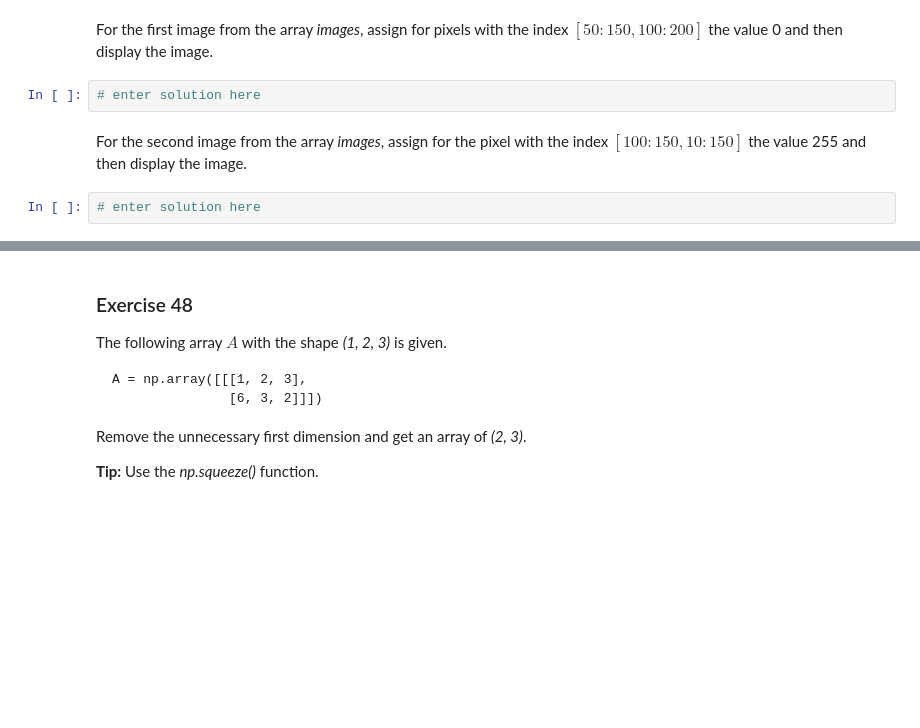
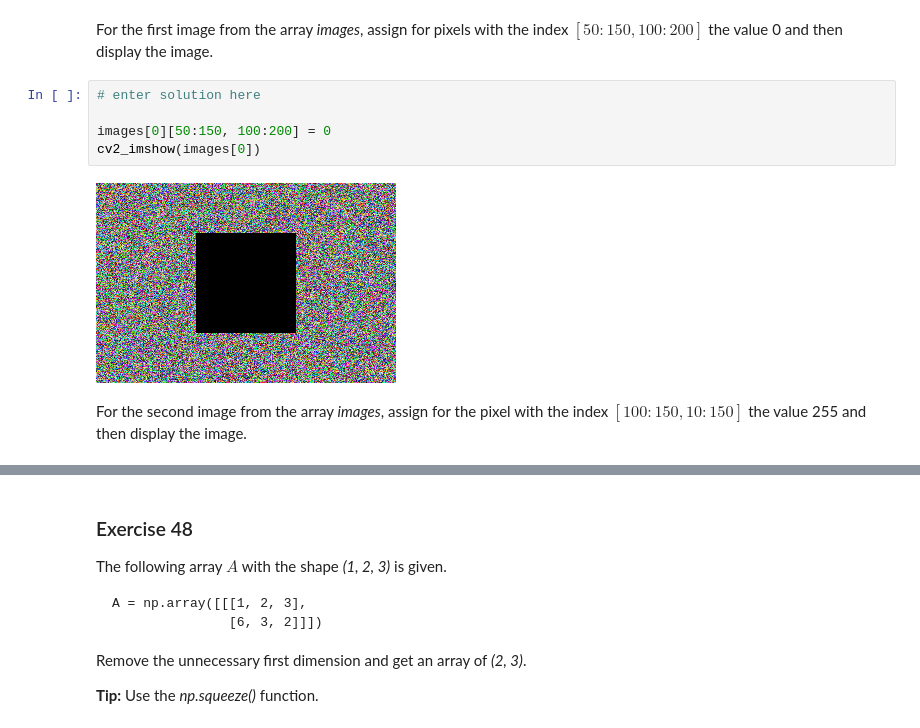
Before and after one commit to ZoanHy/250_Exercises_DS_Bootcamp, a Jupyter notebook: 041_050_exercises.ipynb, the cells around one changed output, grey strips where cells are left out. Drawn from its saved outputs; the diff is of its cells as text; blank space fills up the shorter version.

```diff
--- a/041_050_exercises.ipynb
+++ b/041_050_exercises.ipynb
@@ -133,8 +180,11 @@ cv2_imshow(images[0])
 # %% [markdown]
 For the first image from the array _images_, assign for pixels with the index $ [50: 150, 100: 200] $ the value 0 and then display the image.
-# %%
-# enter solution here
+# %%
+# enter solution here
+
+images[0][50:150, 100:200] = 0
+cv2_imshow(images[0])
+# %% [output]
+[figure, added]
 # %% [markdown]
 For the second image from the array _images_, assign for the pixel with the index $ [100: 150, 10:150] $ the value 255 and then display the image.
-# %%
-# enter solution here
```
Also changed, not shown: parts of 17 cells of this notebook.
